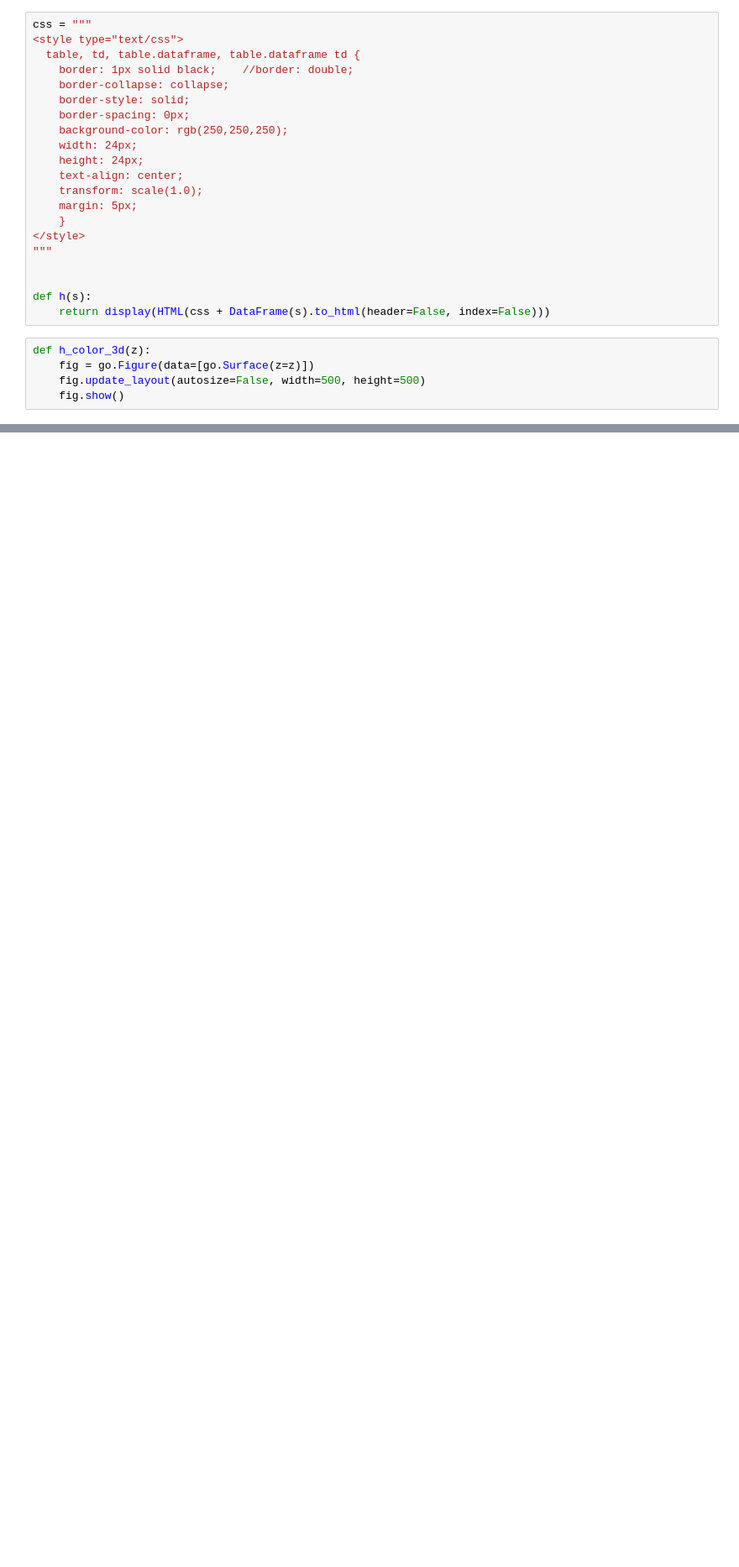
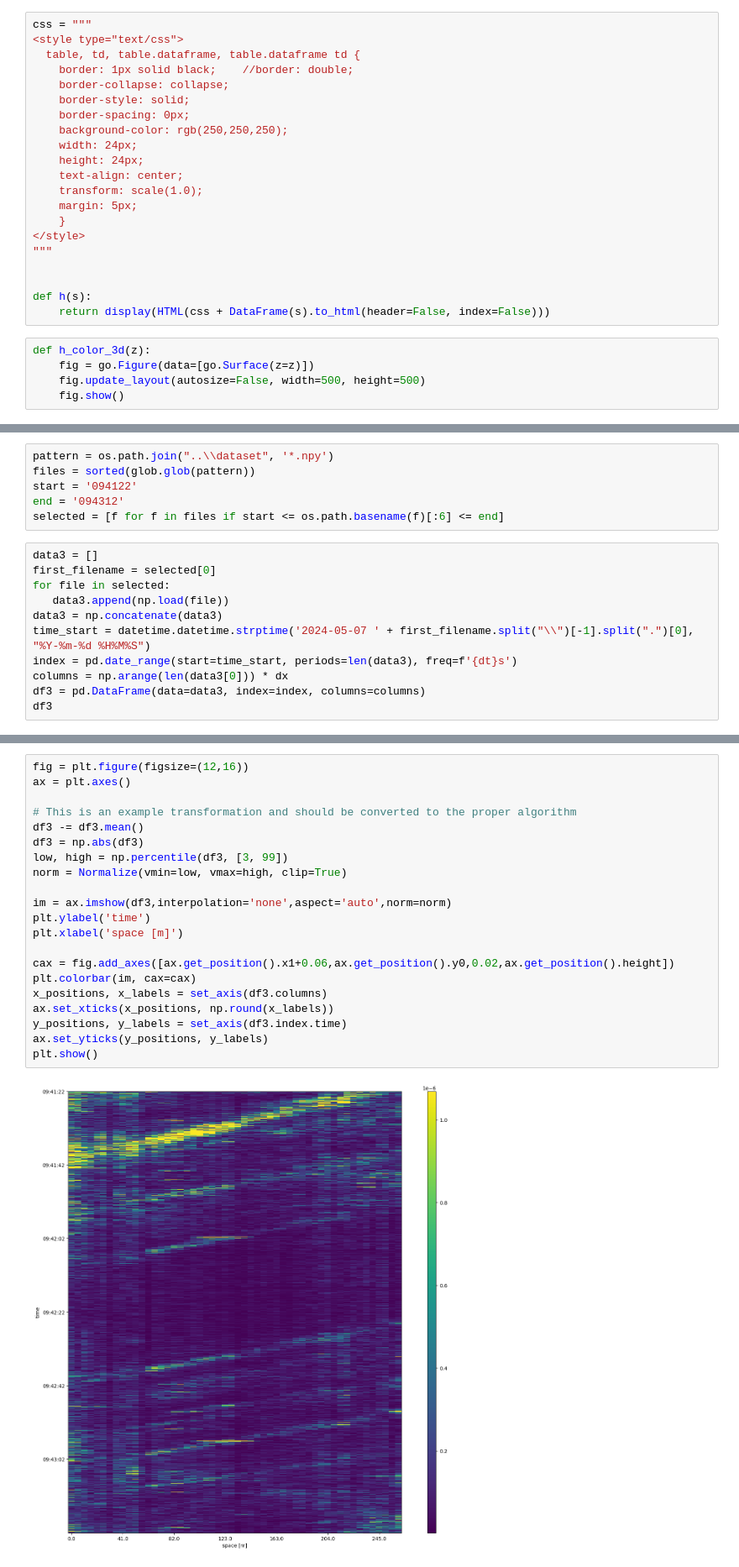
Before and after one commit to tbengric/CV_Project1, a Jupyter notebook: src/project1.ipynb, the cells around one changed output, grey strips where cells are left out. Shown at 84% size. Cells and saved outputs as stored; diff of their text form; blank space fills up the shorter version.

```diff
--- a/src/project1.ipynb
+++ b/src/project1.ipynb
@@ -153,0 +237,17 @@ ets
+# %%
+pattern = os.path.join("..\\dataset", '*.npy')
+files = sorted(glob.glob(pattern))
+start = '094122'
+end = '094312'
+selected = [f for f in files if start <= os.path.basename(f)[:6] <= end]
+# %%
+data3 = []
+first_filename = selected[0]
+for file in selected:
+   data3.append(np.load(file))
+data3 = np.concatenate(data3)
+time_start = datetime.datetime.strptime('2024-05-07 ' + first_filename.split("\\")[-1].split(".")[0], "%Y-%m-%d %H%M%S")
+index = pd.date_range(start=time_start, periods=len(data3), freq=f'{dt}s')
+columns = np.arange(len(data3[0])) * dx
+df3 = pd.DataFrame(data=data3, index=index, columns=columns)
+df3
@@ -153,0 +268,23 @@ ets
+# %%
+fig = plt.figure(figsize=(12,16))
+ax = plt.axes()
+
+# This is an example transformation and should be converted to the proper algorithm
+df3 -= df3.mean()
+df3 = np.abs(df3)
+low, high = np.percentile(df3, [3, 99])
+norm = Normalize(vmin=low, vmax=high, clip=True)
+
+im = ax.imshow(df3,interpolation='none',aspect='auto',norm=norm)
+plt.ylabel('time')
+plt.xlabel('space [m]')
+
+cax = fig.add_axes([ax.get_position().x1+0.06,ax.get_position().y0,0.02,ax.get_position().height])
+plt.colorbar(im, cax=cax)
+x_positions, x_labels = set_axis(df3.columns)
+ax.set_xticks(x_positions, np.round(x_labels))
+y_positions, y_labels = set_axis(df3.index.time)
+ax.set_yticks(y_positions, y_labels)
+plt.show()
+# %% [output]
+[figure, added]
```
Also changed, not shown: parts of 12 cells of this notebook.
